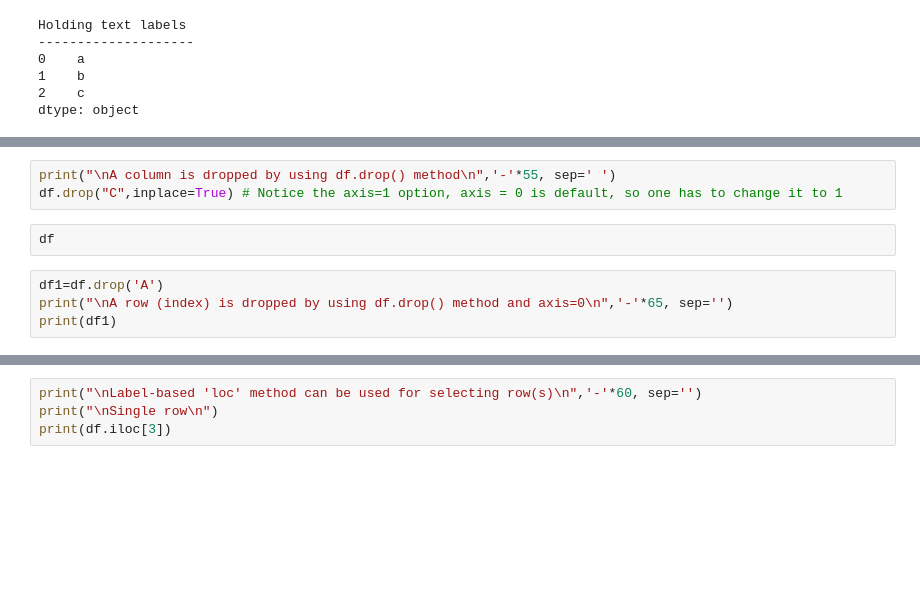
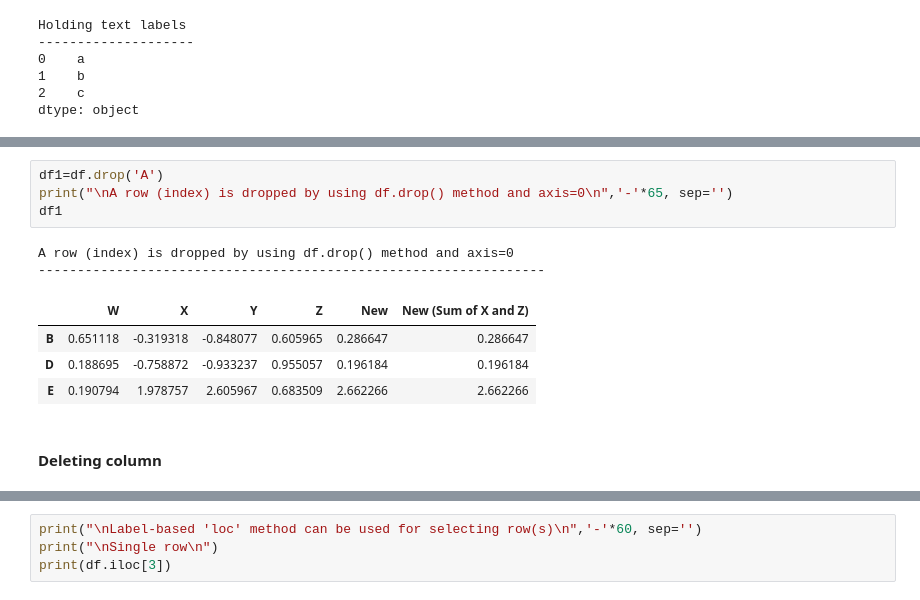
Before and after one commit to pavankumarpuppala/5.DataAnalysisOfficial, a Jupyter notebook: Pandas_data_manipulation_part2 .ipynb, the cells around one changed output, grey strips where cells are left out. Drawn from its saved outputs; the diff is of its cells as text; blank space fills up the shorter version.

```diff
--- a/Pandas_data_manipulation_part2 .ipynb
+++ b/Pandas_data_manipulation_part2 .ipynb
@@ -517,12 +640,16 @@ df
-# %%
-print("\nA column is dropped by using df.drop() method\n",'-'*55, sep=' ')
-df.drop("C",inplace=True) # Notice the axis=1 option, axis = 0 is default, so one has to change it to 1
-# %%
-df
 # %%
 df1=df.drop('A')
 print("\nA row (index) is dropped by using df.drop() method and axis=0\n",'-'*65, sep='')
-print(df1)
+df1
+# %% [output]
+A row (index) is dropped by using df.drop() method and axis=0
+-----------------------------------------------------------------
+|  | W | X | Y | Z | New | New (Sum of X and Z) |
+| B | 0.651118 | -0.319318 | -0.848077 | 0.605965 | 0.286647 | 0.286647 |
+| D | 0.188695 | -0.758872 | -0.933237 | 0.955057 | 0.196184 | 0.196184 |
+| E | 0.190794 | 1.978757 | 2.605967 | 0.683509 | 2.662266 | 2.662266 |
+# %% [markdown]
+#### Deleting column
 # %%
 print("\nAn in-place change can be done by making inplace=True in the drop method\n",'-'*75, sep='')
 df.drop('New (Sum of X and Z)', axis=1, inplace=True)
```
Also changed, not shown: parts of 30 cells of this notebook, 2 other files.
